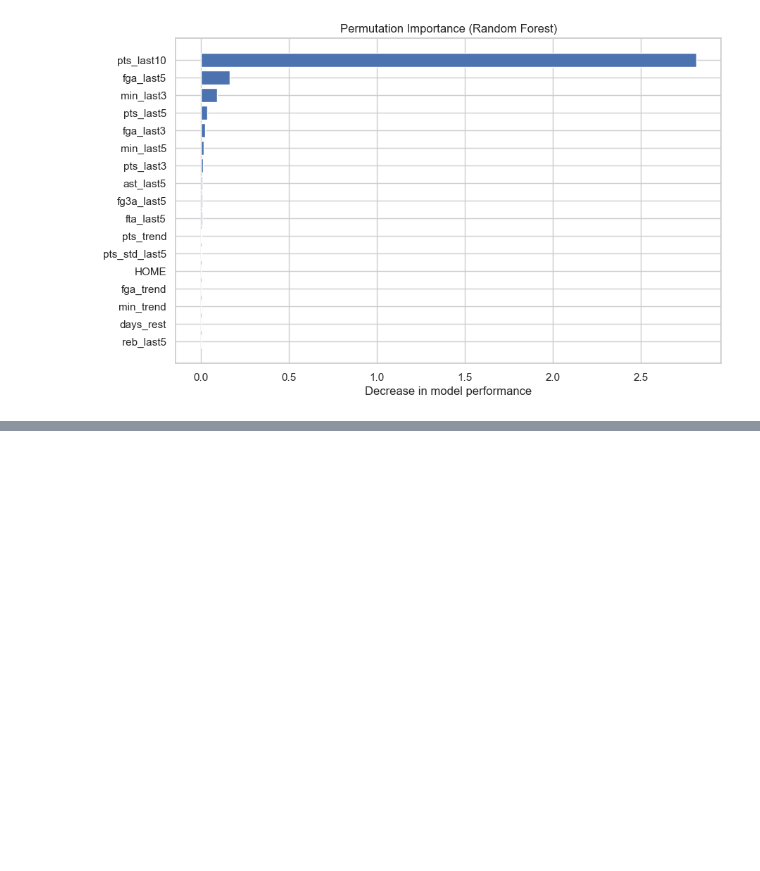
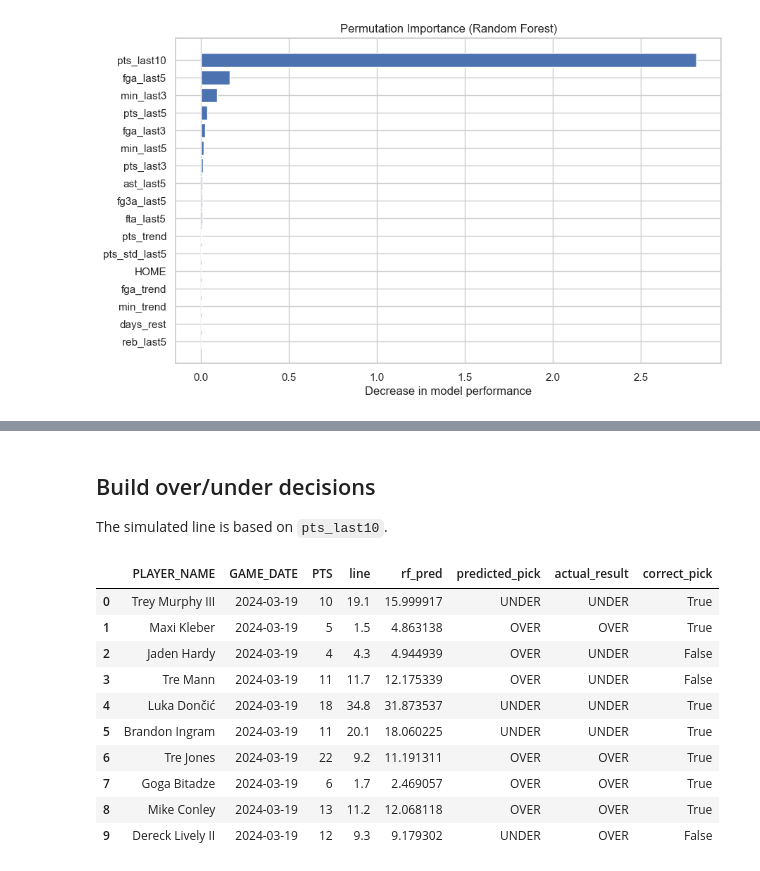
Before and after one commit to Zdanekk/nba-player-props-model, a Jupyter notebook: notebooks/04_model_evaluation.ipynb, the cells around one changed output, grey strips where cells are left out. Saved outputs shown, nothing was run; the diff lists cells and outputs as text; code cells hidden in the pictures; blank space fills up the shorter version.

```diff
--- a/notebooks/04_model_evaluation.ipynb
+++ b/notebooks/04_model_evaluation.ipynb
@@ -355,0 +356,9 @@ Main takeaways from this evaluation:
+# %%
+full_df = pd.read_csv("../data/processed/nba_players_model_dataset.csv")
+full_df["GAME_DATE"] = pd.to_datetime(full_df["GAME_DATE"])
+full_df = full_df.sort_values("GAME_DATE").reset_index(drop=True)
+
+split_date = full_df["GAME_DATE"].quantile(0.8)
+test_backtest_df = full_df[full_df["GAME_DATE"] > split_date].copy().reset_index(drop=True)
+
+test_backtest_df.shape
@@ -355,0 +369,8 @@ Main takeaways from this evaluation:
+# %%
+X_backtest = test_backtest_df[feature_columns]
+
+with open("../models/random_forest.pkl", "rb") as f:
+    rf_model = pickle.load(f)
+
+test_backtest_df["rf_pred"] = rf_model.predict(X_backtest)
+test_backtest_df[["PLAYER_NAME", "GAME_DATE", "PTS", "pts_last10", "rf_pred"]].head()
@@ -355,0 +384,45 @@ Main takeaways from this evaluation:
+# %% [markdown]
+## Build over/under decisions
+
+The simulated line is based on `pts_last10`.
+# %%
+test_backtest_df["line"] = test_backtest_df["pts_last10"]
+
+test_backtest_df["predicted_pick"] = np.where(
+    test_backtest_df["rf_pred"] > test_backtest_df["line"],
+    "OVER",
+    "UNDER"
+)
+
+test_backtest_df["actual_result"] = np.where(
+    test_backtest_df["PTS"] > test_backtest_df["line"],
+    "OVER",
+    "UNDER"
+)
+
+test_backtest_df["correct_pick"] = (
+    test_backtest_df["predicted_pick"] == test_backtest_df["actual_result"]
+)
+
+test_backtest_df[[
+    "PLAYER_NAME",
+    "GAME_DATE",
+    "PTS",
+    "line",
+    "rf_pred",
+    "predicted_pick",
+    "actual_result",
+    "correct_pick"
+]].head(10)
+# %% [output]
+|  | PLAYER_NAME | GAME_DATE | PTS | line | rf_pred | predicted_pick | actual_result | correct_pick |
+| 0 | Trey Murphy III | 2024-03-19 | 10 | 19.1 | 15.999917 | UNDER | UNDER | True |
+| 1 | Maxi Kleber | 2024-03-19 | 5 | 1.5 | 4.863138 | OVER | OVER | True |
+| 2 | Jaden Hardy | 2024-03-19 | 4 | 4.3 | 4.944939 | OVER | UNDER | False |
+| 3 | Tre Mann | 2024-03-19 | 11 | 11.7 | 12.175339 | OVER | UNDER | False |
+| 4 | Luka Dončić | 2024-03-19 | 18 | 34.8 | 31.873537 | UNDER | UNDER | True |
+| 5 | Brandon Ingram | 2024-03-19 | 11 | 20.1 | 18.060225 | UNDER | UNDER | True |
+| 6 | Tre Jones | 2024-03-19 | 22 | 9.2 | 11.191311 | OVER | OVER | True |
+| 7 | Goga Bitadze | 2024-03-19 | 6 | 1.7 | 2.469057 | OVER | OVER | True |
+| 8 | Mike Conley | 2024-03-19 | 13 | 11.2 | 12.068118 | OVER | OVER | True |
+| 9 | Dereck Lively II | 2024-03-19 | 12 | 9.3 | 9.179302 | UNDER | OVER | False |
```
Also changed, not shown: parts of 17 cells of this notebook, 2 other files.
